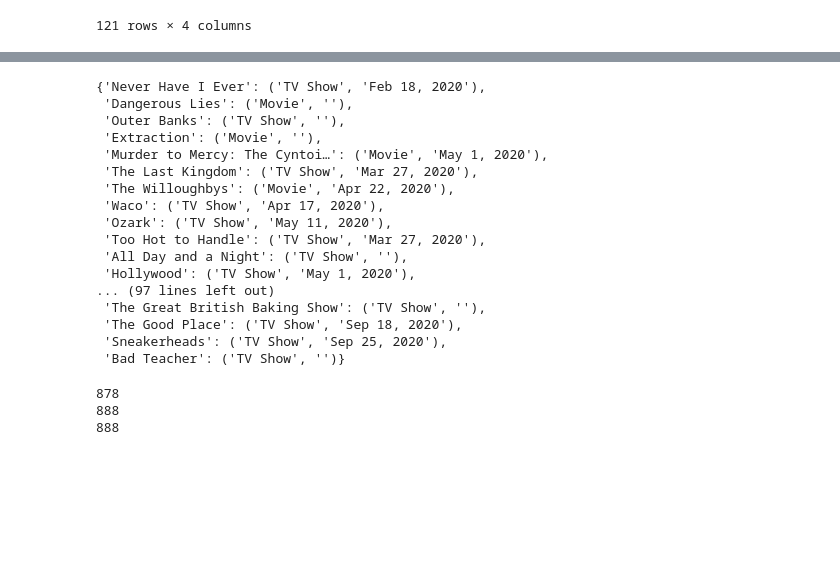
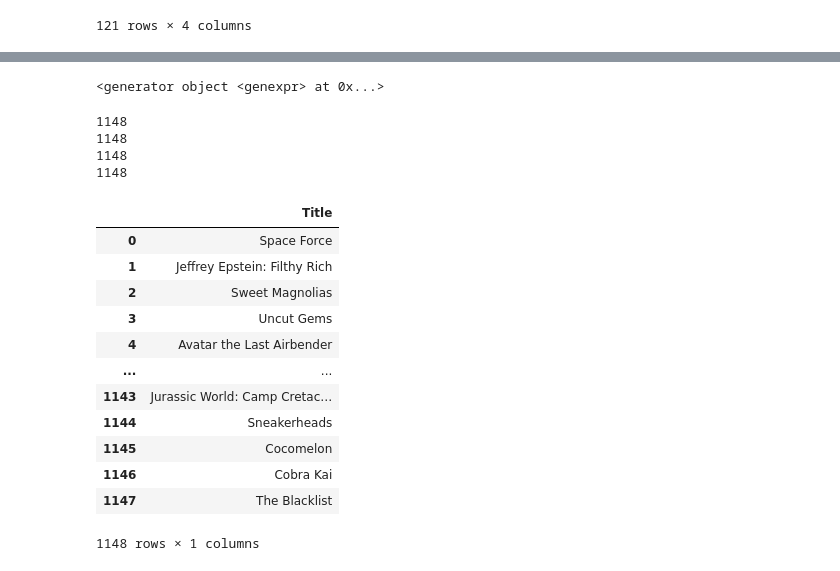
Before and after one commit to drrausch/Creating_Successful_Video_Content, a Jupyter notebook: WebscrapingPhase1.ipynb, the cells around one changed output, grey strips where cells are left out. Saved outputs shown, nothing was run; the diff lists cells and outputs as text; code cells hidden in the pictures; blank space fills up the shorter version.

```diff
--- a/WebscrapingPhase1.ipynb
+++ b/WebscrapingPhase1.ipynb
@@ -614,6 +653,6 @@ for i in range(1,31):
 # %%
 for i in range(1,30):
-    url_netflix = 'https://www.the-numbers.com/home-market/netflix-daily-chart/2020/06/{}'.format(i)
+    url_netflix = 'https://www.the-numbers.com/home-market/netflix-daily-chart/2020/09/{}'.format(i)
     response_ntflx = requests.get(url_netflix)
     soup = BeautifulSoup(response_ntflx.content, 'html.parser')
 
@@ -635,7 +674,12 @@ for i in range(1,30):
     for typ in types:
         types1.append(typ.text)
 
-    dates = (z[6::10])
+    days = z[7::10]
 
-    for dat in dates:
-        dates1.append(dat.text)
+    for day in days:
+        days1.append(day.text)
+
+    scores = z[8::10]
+
+    for score in scores:
+        scores1.append(score.text)
@@ -701,29 +686,35 @@ for i in range(1,30):
+# %%
+show_count = ((x, title1.count(x)) for x in title1)
+show_count
+# %% [output]
+<generator object <genexpr> at 0x...>
 # %%
 top_ten_data = dict(zip(title1, zip(types1, dates1)))
-top_ten_data
-# %% [output]
-{'Never Have I Ever': ('TV Show', 'Feb 18, 2020'),
- 'Dangerous Lies': ('Movie', ''),
- 'Outer Banks': ('TV Show', ''),
- 'Extraction': ('Movie', ''),
- 'Murder to Mercy: The Cyntoi…': ('Movie', 'May 1, 2020'),
- 'The Last Kingdom': ('TV Show', 'Mar 27, 2020'),
- 'The Willoughbys': ('Movie', 'Apr 22, 2020'),
- 'Waco': ('TV Show', 'Apr 17, 2020'),
- 'Ozark': ('TV Show', 'May 11, 2020'),
- 'Too Hot to Handle': ('TV Show', 'Mar 27, 2020'),
- 'All Day and a Night': ('TV Show', ''),
- 'Hollywood': ('TV Show', 'May 1, 2020'),
-... (97 lines left out)
- 'The Great British Baking Show': ('TV Show', ''),
- 'The Good Place': ('TV Show', 'Sep 18, 2020'),
- 'Sneakerheads': ('TV Show', 'Sep 25, 2020'),
- 'Bad Teacher': ('TV Show', '')}
 # %%
 print(len(title1))
 print(len(types1))
-print(len(dates1))
+print(len(days1))
+print(len(scores1))
 # %% [output]
-878
-888
-888
+1148
+1148
+1148
+1148
+# %%
+top_ten = pd.DataFrame(title1)
+top_ten.columns = ['Title']
+top_ten
+# %% [output]
+|  | Title |
+| 0 | Space Force |
+| 1 | Jeffrey Epstein: Filthy Rich |
+| 2 | Sweet Magnolias |
+| 3 | Uncut Gems |
+| 4 | Avatar the Last Airbender |
+| ... | ... |
+| 1143 | Jurassic World: Camp Cretac… |
+| 1144 | Sneakerheads |
+| 1145 | Cocomelon |
+| 1146 | Cobra Kai |
+| 1147 | The Blacklist |
+1148 rows × 1 columns
```
Also changed, not shown: parts of 19 cells of this notebook.
